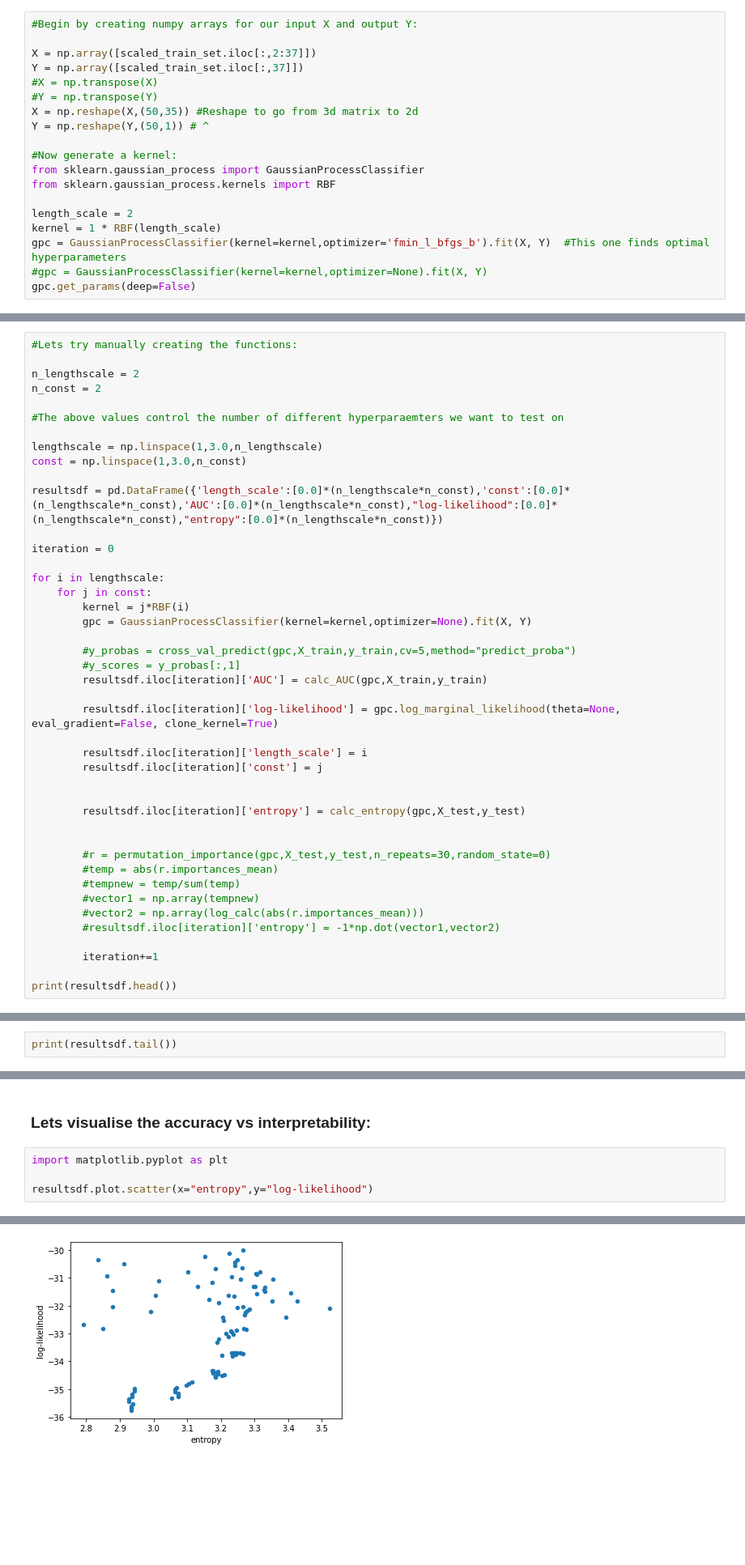
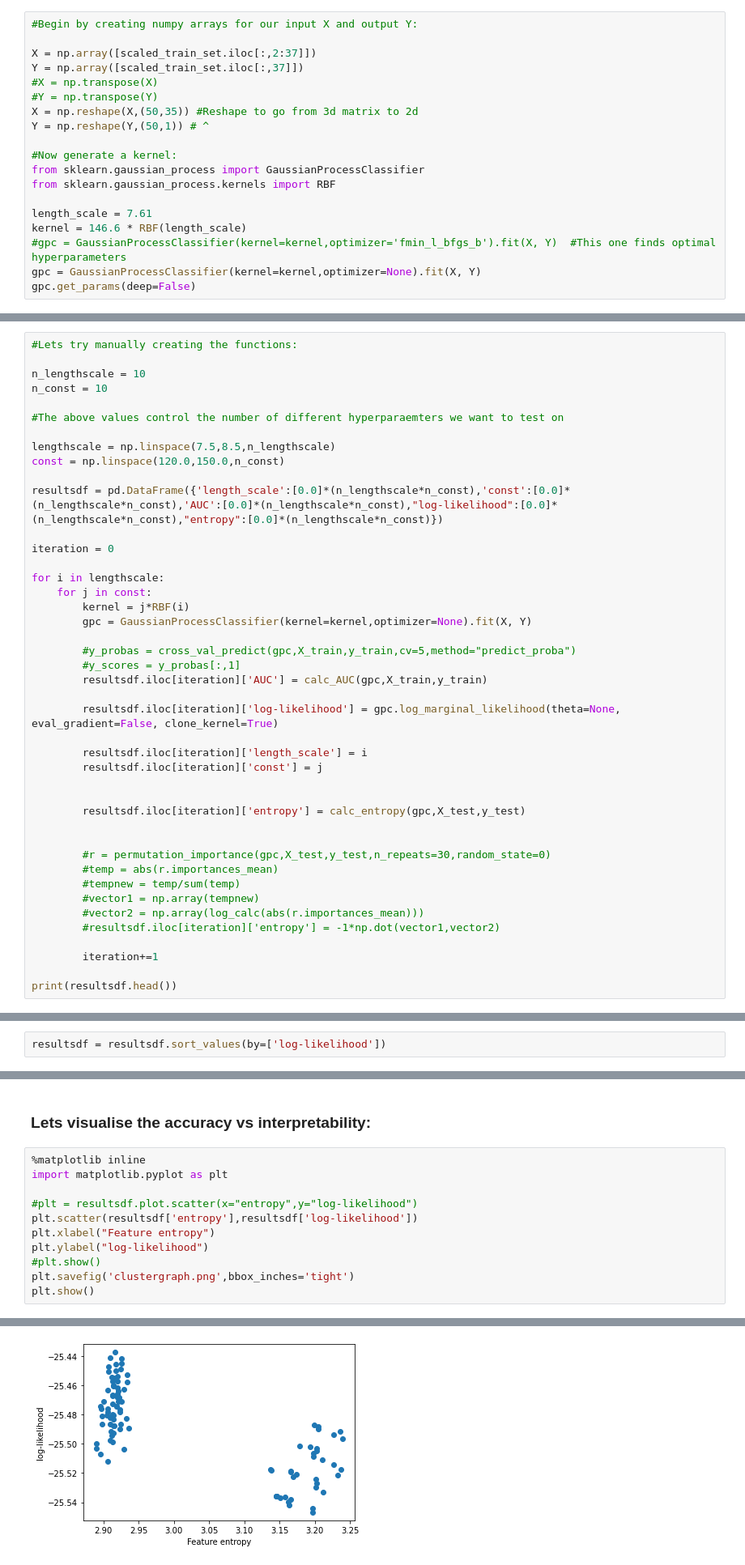
Before and after one commit to JGolub99/Future-of-work, a Jupyter notebook: ONET_18-10-21/skills_analysis2.ipynb, the cells around one changed output, grey strips where cells are left out. Shown at 81% size. Drawn from its saved outputs; the diff is of its cells as text; blank space fills up the shorter version.

Commit message:
generated graph for acc vs int

```diff
--- a/ONET_18-10-21/skills_analysis2.ipynb
+++ b/ONET_18-10-21/skills_analysis2.ipynb
@@ -391,10 +391,10 @@ Y = np.reshape(Y,(50,1)) # ^
 from sklearn.gaussian_process import GaussianProcessClassifier
 from sklearn.gaussian_process.kernels import RBF
 
-length_scale = 2
-kernel = 1 * RBF(length_scale)
-gpc = GaussianProcessClassifier(kernel=kernel,optimizer='fmin_l_bfgs_b').fit(X, Y)  #This one finds optimal hyperparameters
-#gpc = GaussianProcessClassifier(kernel=kernel,optimizer=None).fit(X, Y)
+length_scale = 7.61
+kernel = 146.6 * RBF(length_scale)
+#gpc = GaussianProcessClassifier(kernel=kernel,optimizer='fmin_l_bfgs_b').fit(X, Y)  #This one finds optimal hyperparameters
+gpc = GaussianProcessClassifier(kernel=kernel,optimizer=None).fit(X, Y)
 gpc.get_params(deep=False)
 # %% [output]
 {'copy_X_train': True,
@@ -592,13 +593,13 @@ gridsearchdf
 # %%
 #Lets try manually creating the functions:
 
-n_lengthscale = 2
-n_const = 2
+n_lengthscale = 10
+n_const = 10
 
 #The above values control the number of different hyperparaemters we want to test on
 
-lengthscale = np.linspace(1,3.0,n_lengthscale)
-const = np.linspace(1,3.0,n_const)
+lengthscale = np.linspace(7.5,8.5,n_lengthscale)
+const = np.linspace(120.0,150.0,n_const)
 
 resultsdf = pd.DataFrame({'length_scale':[0.0]*(n_lengthscale*n_const),'const':[0.0]*(n_lengthscale*n_const),'AUC':[0.0]*(n_lengthscale*n_const),"log-likelihood":[0.0]*(n_lengthscale*n_const),"entropy":[0.0]*(n_lengthscale*n_const)})
 
@@ -641,2 +643,2 @@ print(resultsdf.head())
 # %%
-print(resultsdf.tail())
+resultsdf = resultsdf.sort_values(by=['log-likelihood'])
@@ -649,7 +665,14 @@ print(resultsdf.tail())
 # %% [markdown]
 ### Lets visualise the accuracy vs interpretability:
 # %%
+%matplotlib inline
 import matplotlib.pyplot as plt
 
-resultsdf.plot.scatter(x="entropy",y="log-likelihood")
+#plt = resultsdf.plot.scatter(x="entropy",y="log-likelihood")
+plt.scatter(resultsdf['entropy'],resultsdf['log-likelihood'])
+plt.xlabel("Feature entropy")
+plt.ylabel("log-likelihood")
+#plt.show()
+plt.savefig('clustergraph.png',bbox_inches='tight')
+plt.show()
 # %% [output]
@@ -657 +679 @@ resultsdf.plot.scatter(x="entropy",y="log-likelihood")
-[figure, old version]
+[figure, new version]
```
Also changed, not shown: parts of 11 cells of this notebook, 2 other files.
